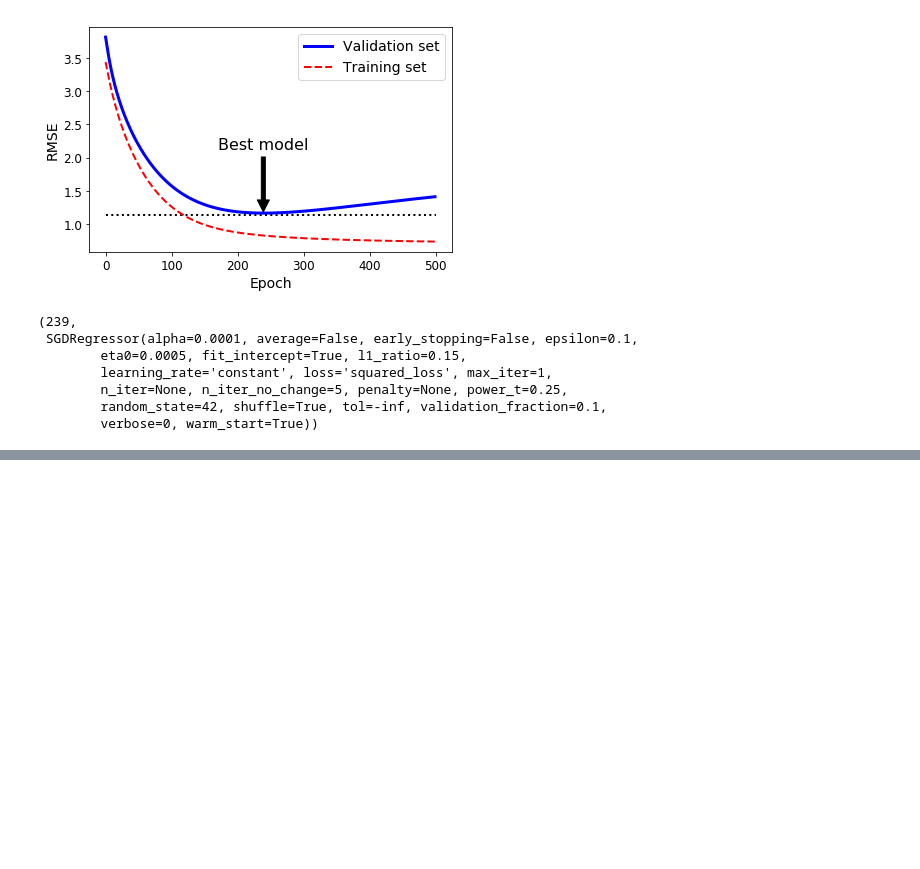
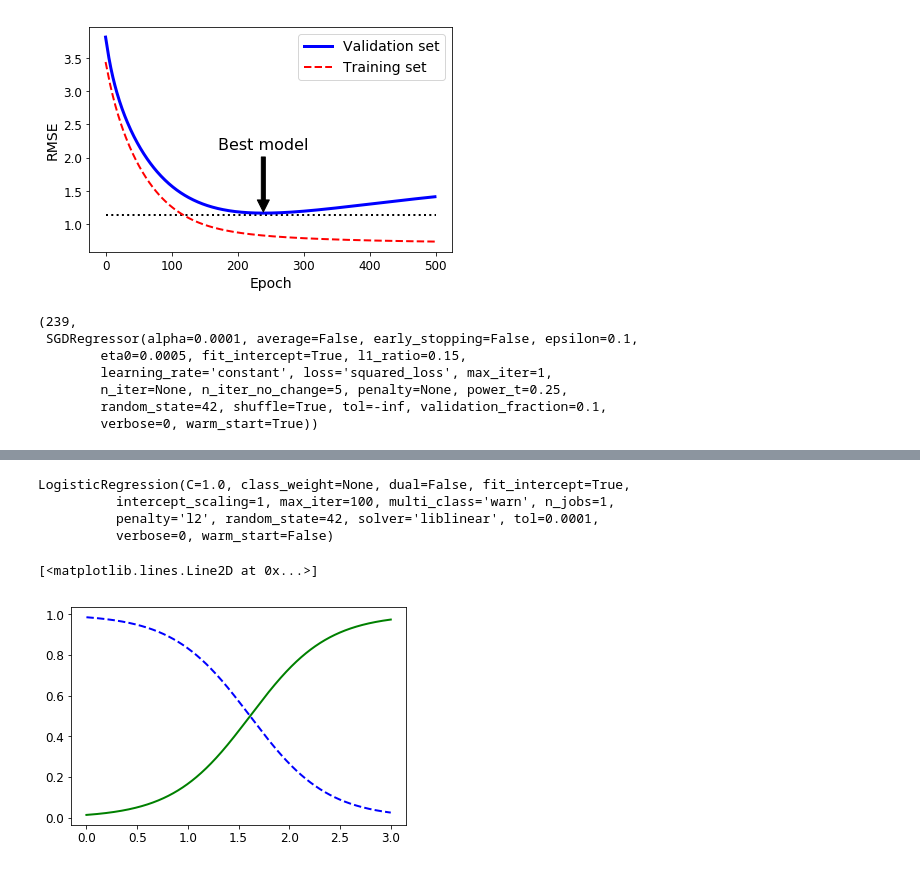
Before and after one commit to sayan31/Python-handson-ml, a Jupyter notebook: Chapter-4/training-linear-models.ipynb, the cells around one changed output, grey strips where cells are left out. Drawn from its saved outputs; the diff is of its cells as text; code cells hidden in the pictures; blank space fills up the shorter version.

```diff
--- a/Chapter-4/training-linear-models.ipynb
+++ b/Chapter-4/training-linear-models.ipynb
@@ -597,0 +664,3 @@ best_epoch, best_model
+# %%
+X = iris["data"][:, 3:] # Choose only the last column and select all rows from it
+y = (iris["target"] == 2).astype(np.int) # 1 if Iris-Virginica, else 0
@@ -597,0 +675,18 @@ best_epoch, best_model
+# %%
+from sklearn.linear_model import LogisticRegression
+log_reg = LogisticRegression(random_state=42, solver='liblinear', n_jobs=1)
+log_reg.fit(X, y)
+# %% [output]
+LogisticRegression(C=1.0, class_weight=None, dual=False, fit_intercept=True,
+          intercept_scaling=1, max_iter=100, multi_class='warn', n_jobs=1,
+          penalty='l2', random_state=42, solver='liblinear', tol=0.0001,
+          verbose=0, warm_start=False)
+# %%
+X_new = np.linspace(0, 3, 1000).reshape(-1, 1)
+y_proba = log_reg.predict_proba(X_new)
+
+plt.plot(X_new, y_proba[:, 1], "g-", linewidth=2, label="Iris-Virginica")
+plt.plot(X_new, y_proba[:, 0], "b--", linewidth=2, label="Not Iris-Virginica")
+# %% [output]
+[<matplotlib.lines.Line2D at 0x...>]
+[figure, added]
```
Also changed, not shown: parts of 7 cells of this notebook, 2 other files.
